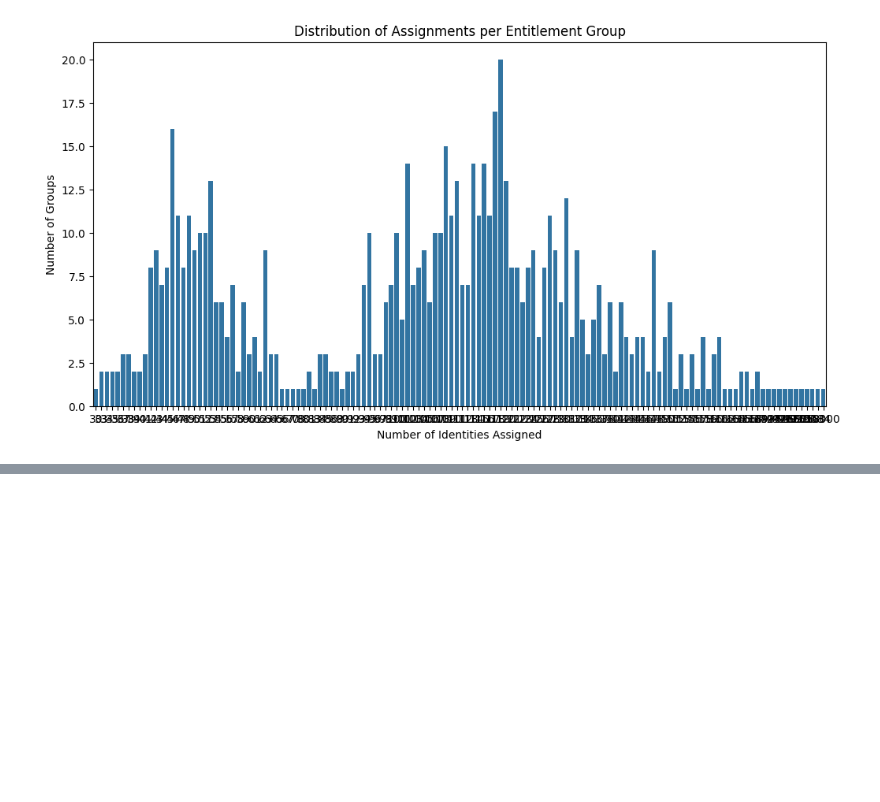
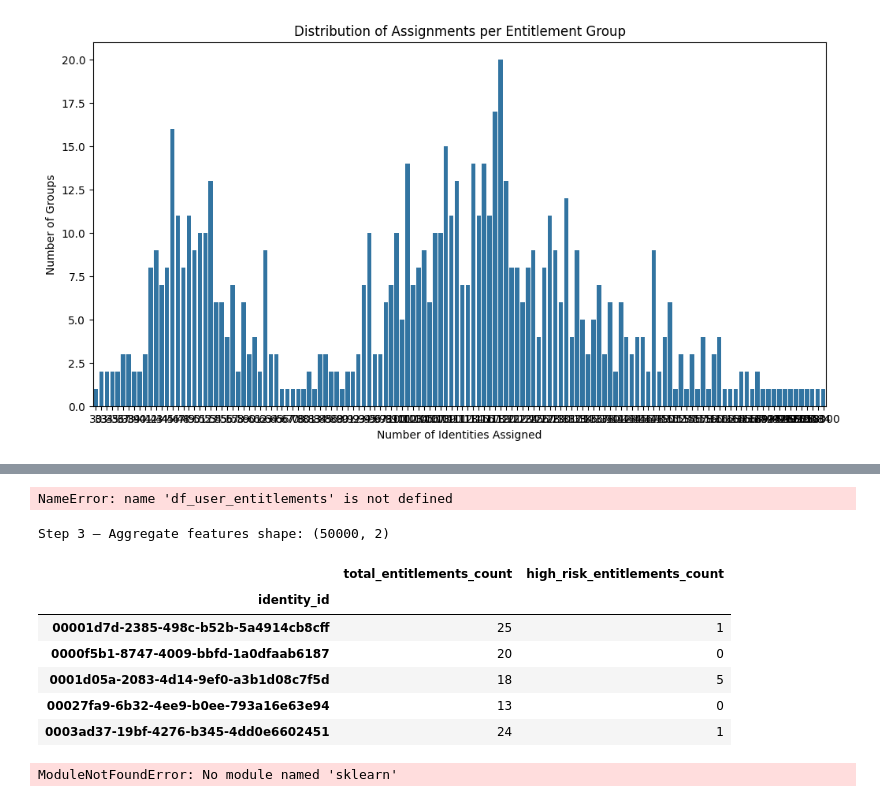
Before and after one commit to tejak005/IAMDataClusteringJupyter, a Jupyter notebook: Clustering ML pipeline.ipynb, the cells around one changed output, grey strips where cells are left out. Cells and saved outputs as stored; diff of their text form; code cells hidden in the pictures; blank space fills up the shorter version.

```diff
--- a/Clustering ML pipeline.ipynb
+++ b/Clustering ML pipeline.ipynb
@@ -287,0 +365,60 @@ Name: count, Length: 134, dtype: int64
+# %%
+# --- Step 2: Behavioral Feature Engineering (User–Entitlement Sparse Matrix) ---
+# Build binary User-Entitlement matrix: 1 if user holds entitlement, 0 otherwise
+df_features_access = df_user_entitlements.assign(has_entitlement=1).pivot_table(
+    index='identity_id',
+    columns='entitlement_name',
+    values='has_entitlement',
+    aggfunc='max',
+    fill_value=0
+)
+
+print("Step 2 — Access matrix shape:", df_features_access.shape)
+df_features_access.iloc[:5, :5]
+# %% [output]
+NameError: name 'df_user_entitlements' is not defined
+# %%
+# --- Step 3: Aggregate Feature Creation ---
+total_entitlements_count = df_user_entitlements.groupby('identity_id').size()
+
+high_risk_entitlements_count = (
+    df_user_entitlements
+    .loc[df_user_entitlements['risk_level'].isin(['Critical', 'High'])]
+    .groupby('identity_id')
+    .size()
+)
+
+df_features_agg = pd.DataFrame({
+    'total_entitlements_count': total_entitlements_count,
+    'high_risk_entitlements_count': high_risk_entitlements_count
+}).fillna(0).astype(int)
+
+print("Step 3 — Aggregate features shape:", df_features_agg.shape)
+df_features_agg.head()
+# %% [output]
+Step 3 — Aggregate features shape: (50000, 2)
+|  | total_entitlements_count | high_risk_entitlements_count |
+| identity_id |  |  |
+| 00001d7d-2385-498c-b52b-5a4914cb8cff | 25 | 1 |
+| 0000f5b1-8747-4009-bbfd-1a0dfaab6187 | 20 | 0 |
+| 0001d05a-2083-4d14-9ef0-a3b1d08c7f5d | 18 | 5 |
+| 00027fa9-6b32-4ee9-b0ee-793a16e63e94 | 13 | 0 |
+| 0003ad37-19bf-4276-b345-4dd0e6602451 | 24 | 1 |
+# %%
+# --- Step 4: Final Assembly & Scaling ---
+# Concatenate HR, access, and aggregate features on identity_id index; fill NaNs with 0
+df_master_feature_matrix = pd.concat(
+    [df_features_hr, df_features_access, df_features_agg],
+    axis=1,
+    join='outer'
+).fillna(0)
+
+# Scale only aggregate numerical columns so they don't overpower binary columns
+agg_cols = ['total_entitlements_count', 'high_risk_entitlements_count']
+scaler = StandardScaler()
+df_master_feature_matrix[agg_cols] = scaler.fit_transform(df_master_feature_matrix[agg_cols])
+
+print("Step 4 — Master feature matrix shape:", df_master_feature_matrix.shape)
+df_master_feature_matrix[agg_cols].describe()
+# %% [output]
+ModuleNotFoundError: No module named 'sklearn'
```
Also changed, not shown: parts of 23 cells of this notebook, 11 other files.
